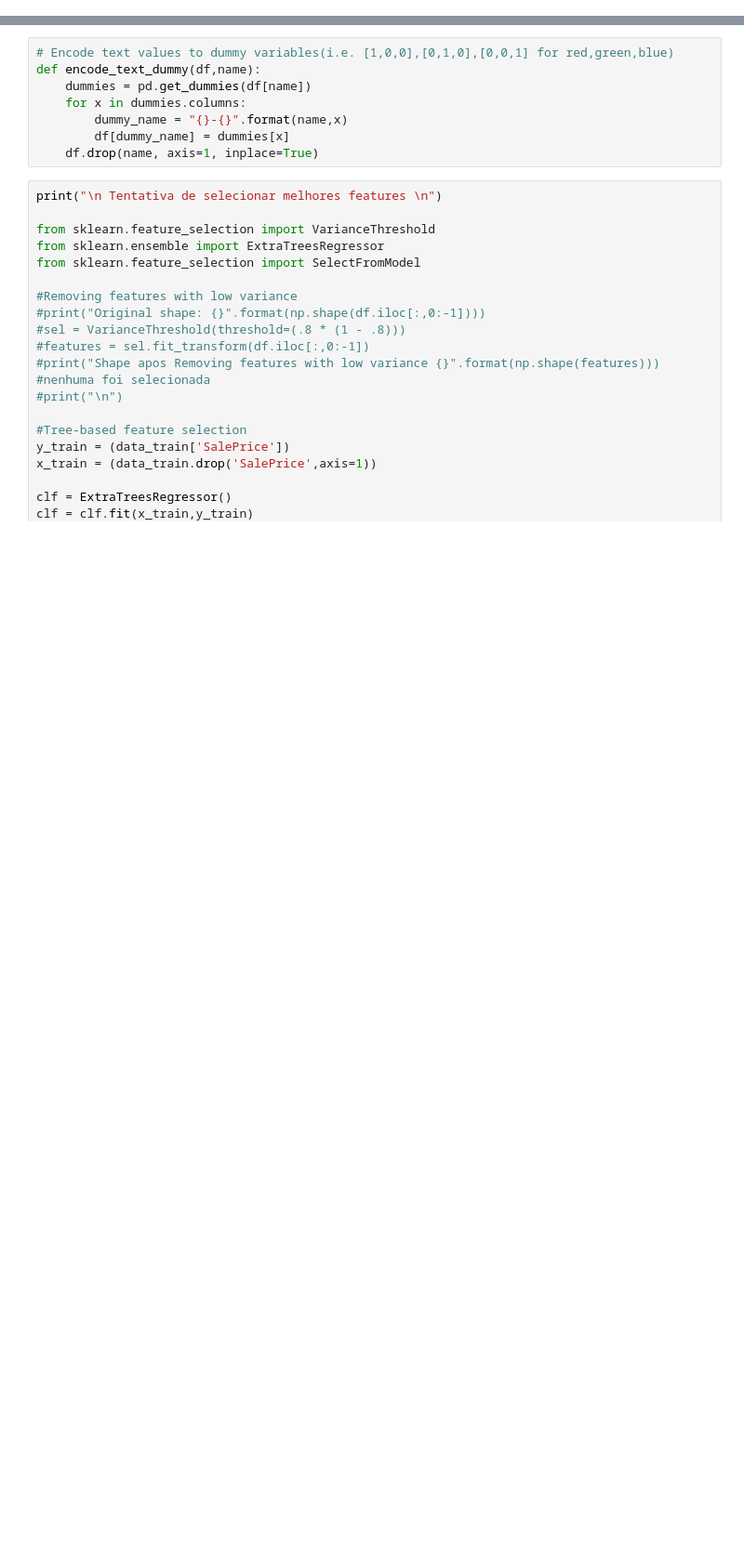
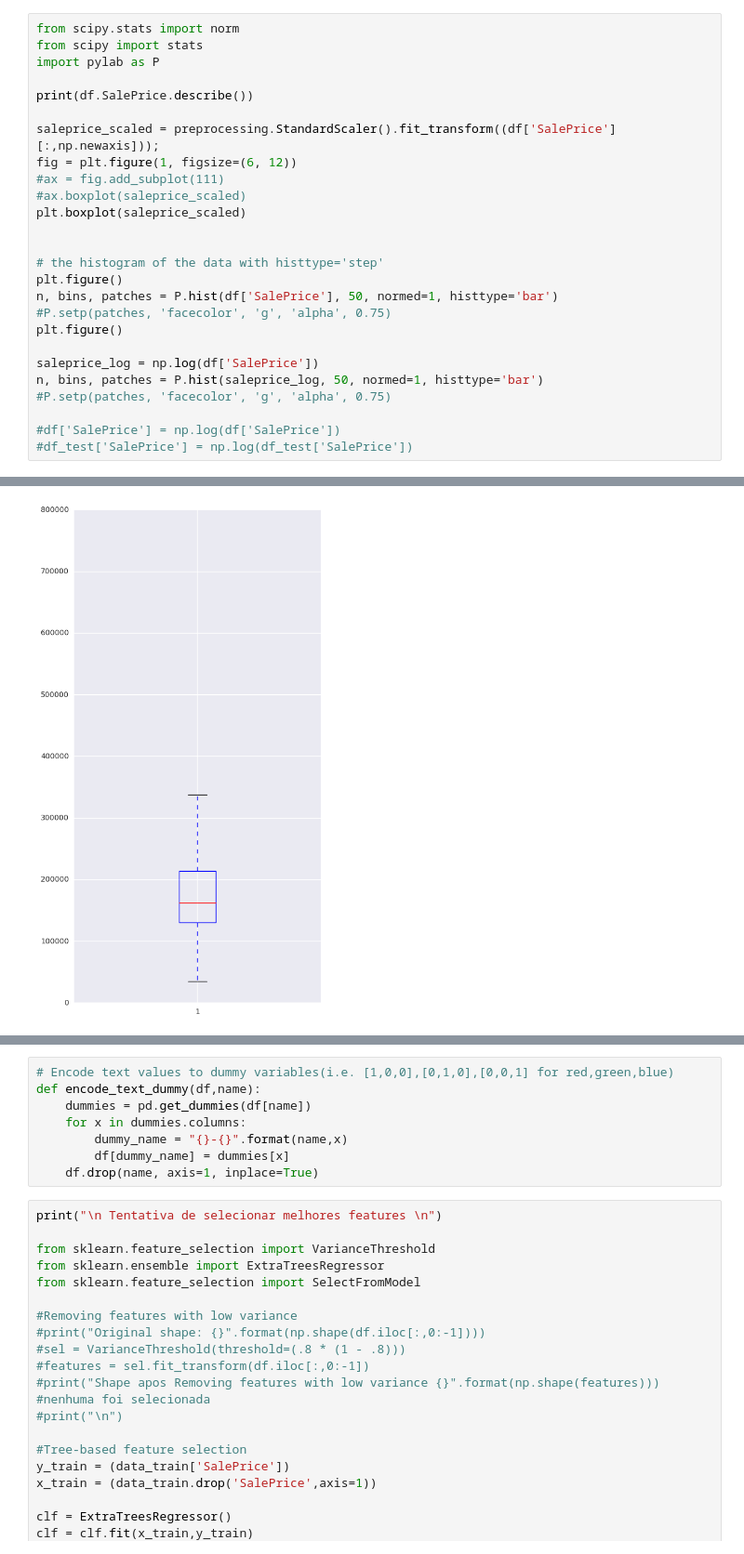
Before and after one commit to masdeval/Kaggle-HousePricePrediction, a Jupyter notebook: House Prices/Untitled.ipynb, the cells around one changed output, grey strips where cells are left out. Shown at 93% size. Drawn from its saved outputs; the diff is of its cells as text; blank space fills up the shorter version.

```diff
--- a/House Prices/Untitled.ipynb
+++ b/House Prices/Untitled.ipynb
@@ -325,0 +315,27 @@ Index([], dtype='object')
+# %%
+from scipy.stats import norm
+from scipy import stats
+import pylab as P
+
+print(df.SalePrice.describe())
+
+saleprice_scaled = preprocessing.StandardScaler().fit_transform((df['SalePrice'][:,np.newaxis]));
+fig = plt.figure(1, figsize=(6, 12))
+#ax = fig.add_subplot(111)
+#ax.boxplot(saleprice_scaled)
+plt.boxplot(saleprice_scaled)
+
+
+# the histogram of the data with histtype='step'
+plt.figure()
+n, bins, patches = P.hist(df['SalePrice'], 50, normed=1, histtype='bar')
+#P.setp(patches, 'facecolor', 'g', 'alpha', 0.75)
+plt.figure()
+
+saleprice_log = np.log(df['SalePrice'])
+n, bins, patches = P.hist(saleprice_log, 50, normed=1, histtype='bar')
+#P.setp(patches, 'facecolor', 'g', 'alpha', 0.75)
+
+#df['SalePrice'] = np.log(df['SalePrice'])
+#df_test['SalePrice'] = np.log(df_test['SalePrice'])
+# %% [output]
@@ -325,0 +351 @@ Index([], dtype='object')
+[figure, added]
```
Also changed, not shown: parts of 7 cells of this notebook, 1 other file.
